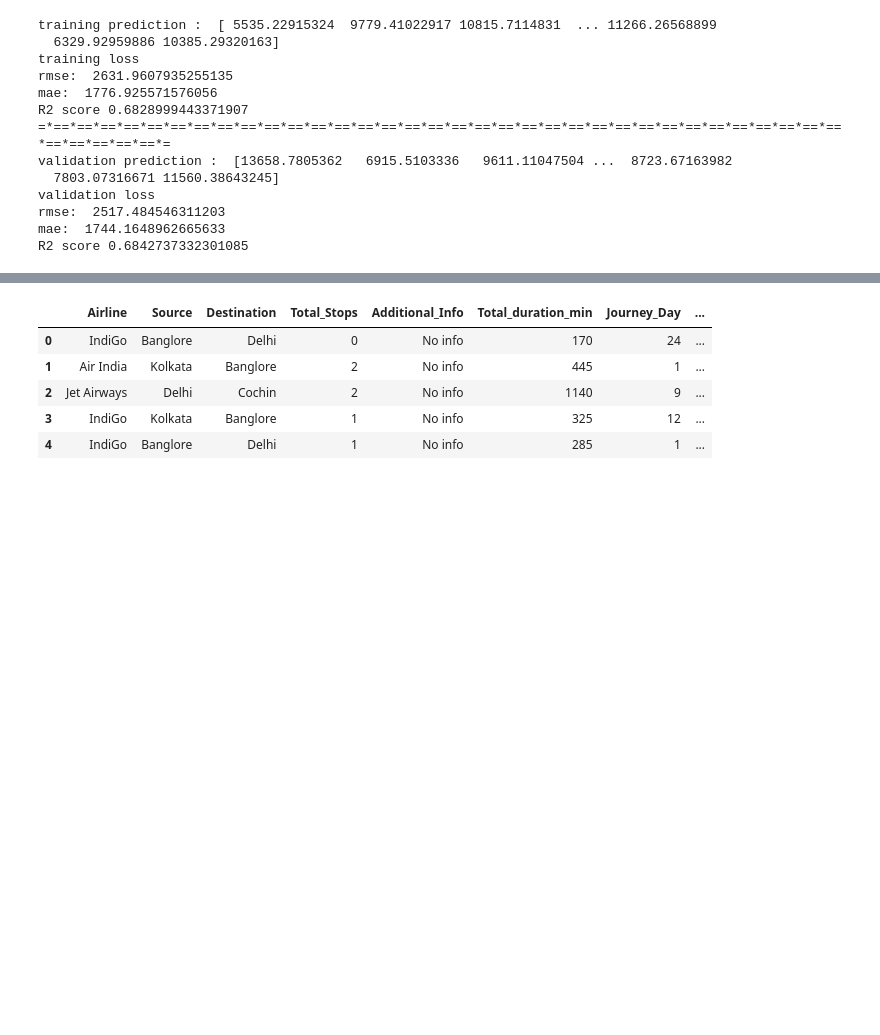
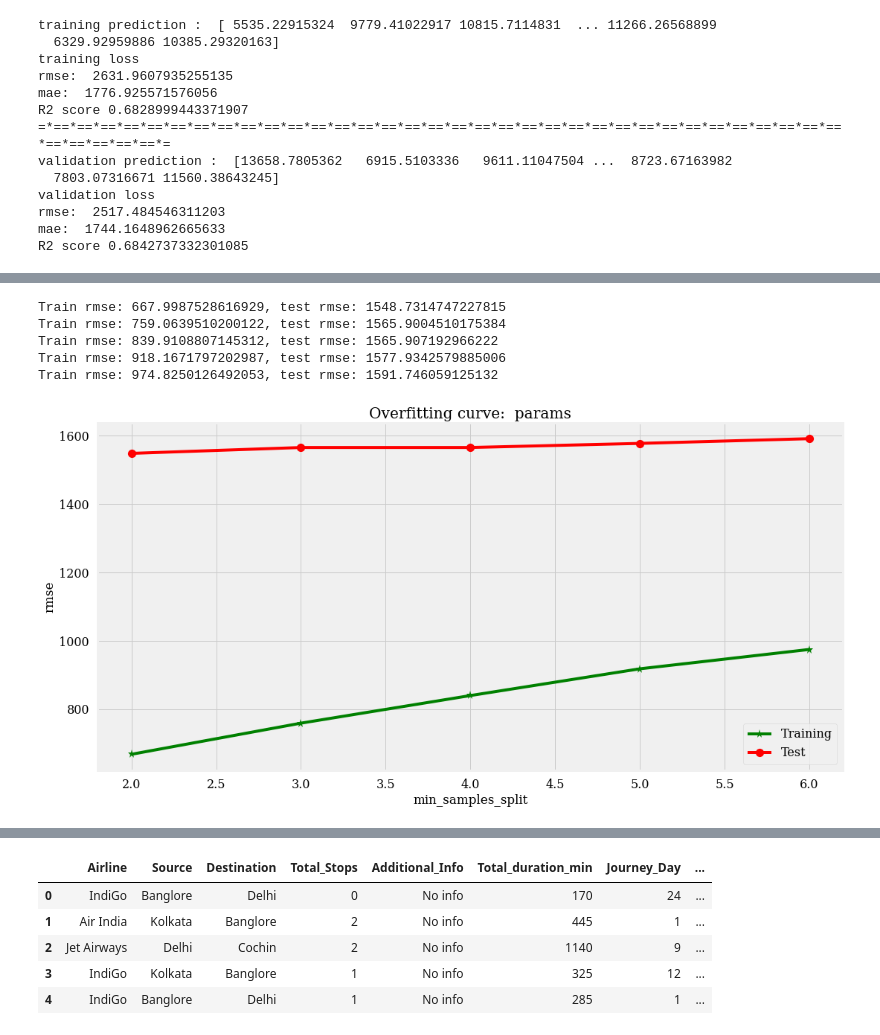
Before and after one commit to vijaybirju/Kaggle-notebook, a Jupyter notebook: flight-2.ipynb, the cells around one changed output, grey strips where cells are left out. Cells and saved outputs as stored; diff of their text form; code cells hidden in the pictures; blank space fills up the shorter version.

```diff
--- a/flight-2.ipynb
+++ b/flight-2.ipynb
@@ -891,0 +915,9 @@ R2 score 0.6842737332301085
+# %%
+test_params_and_plot('min_samples_split',[ 2, 3, 4, 5, 6])
+# %% [output]
+Train rmse: 667.9987528616929, test rmse: 1548.7314747227815
+Train rmse: 759.0639510200122, test rmse: 1565.9004510175384
+Train rmse: 839.9108807145312, test rmse: 1565.907192966222
+Train rmse: 918.1671797202987, test rmse: 1577.9342579885006
+Train rmse: 974.8250126492053, test rmse: 1591.746059125132
+[figure, added]
```
Also changed, not shown: parts of 26 cells of this notebook.
